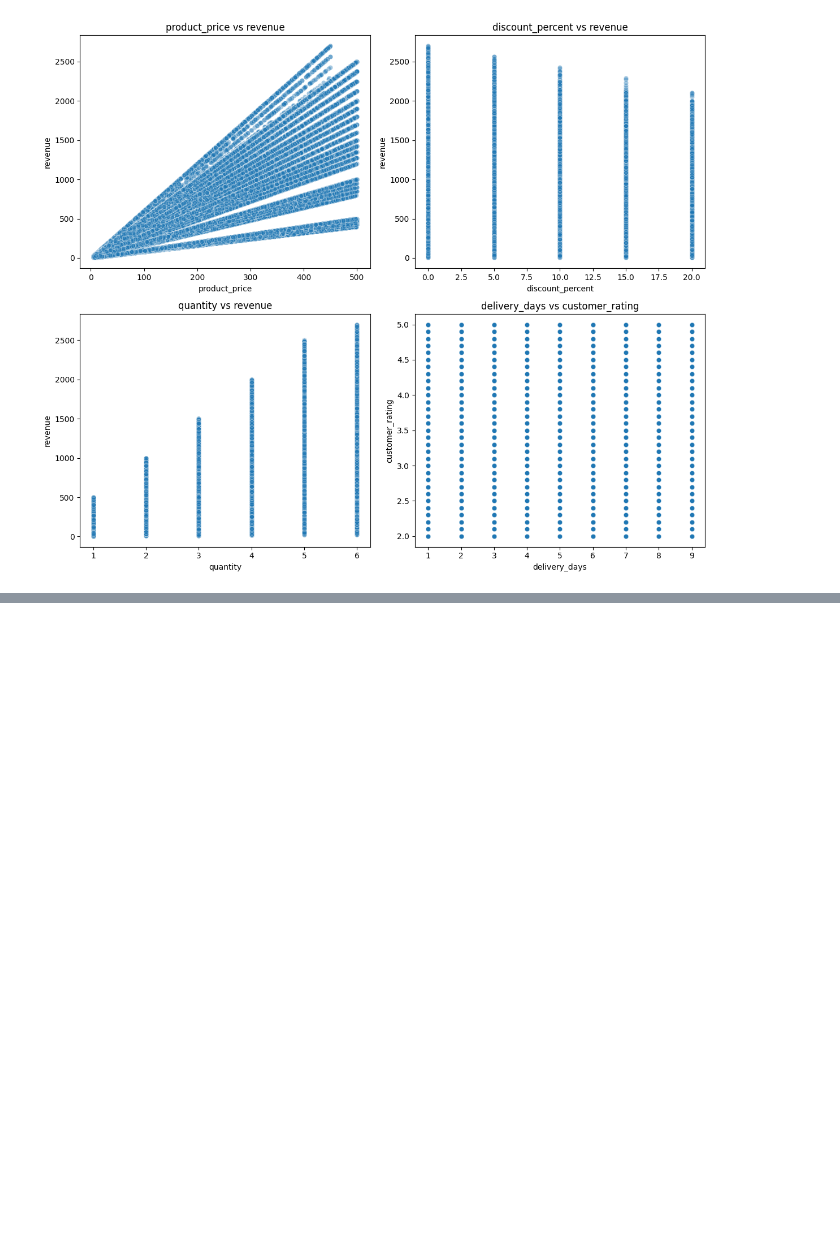
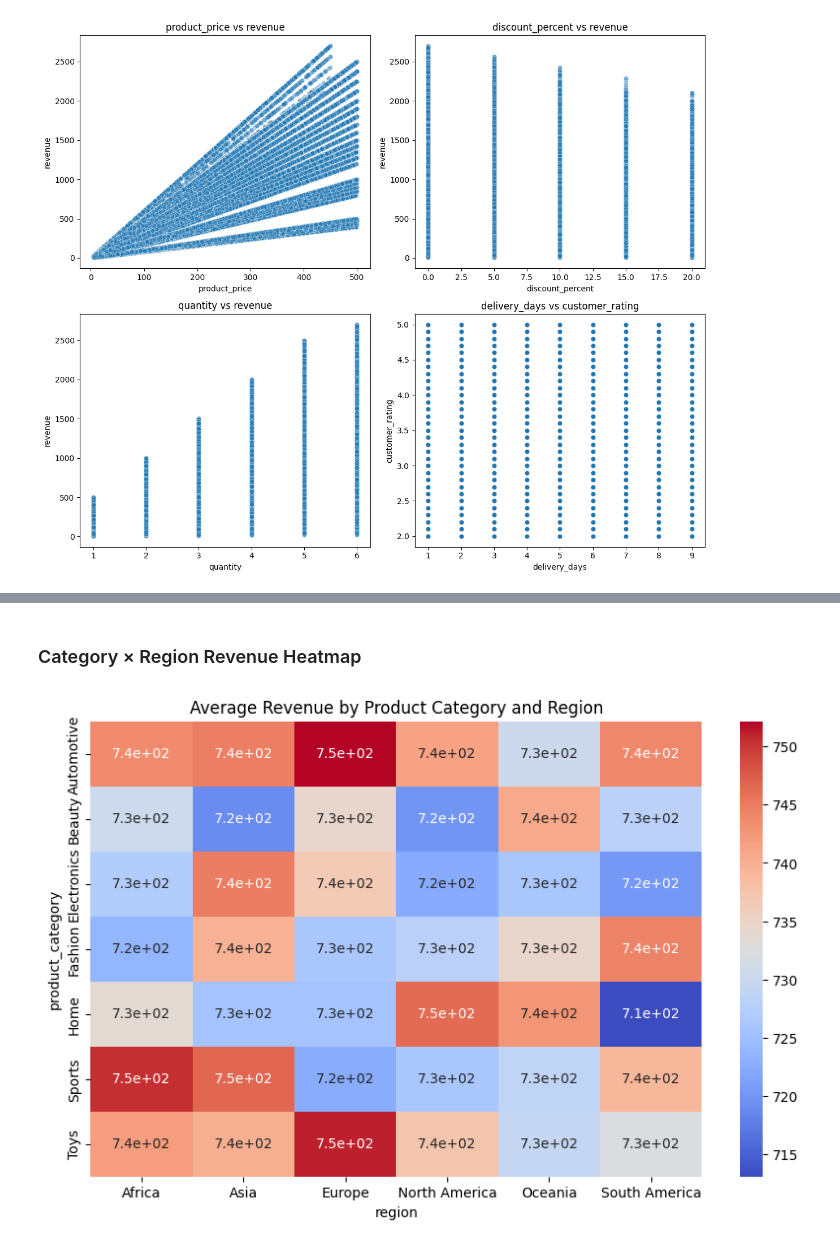
Before and after one commit to priyaa-pt/E-Commerce-Revenue-Optimization-Engine, a Jupyter notebook: notebooks/data_exploration.ipynb, the cells around one changed output, grey strips where cells are left out. Cells and saved outputs as stored; diff of their text form; code cells hidden in the pictures; blank space fills up the shorter version.

```diff
--- a/notebooks/data_exploration.ipynb
+++ b/notebooks/data_exploration.ipynb
@@ -284,0 +340,16 @@ plt.show()
+# %% [markdown]
+### Category × Region Revenue Heatmap
+# %%
+pivot = df.pivot_table(
+    values='revenue',
+    index='product_category',
+    columns='region',
+    aggfunc='mean'
+)
+
+plt.figure(figsize=(10,6))
+sns.heatmap(pivot, annot=True, cmap='coolwarm')
+plt.title("Average Revenue by Product Category and Region")
+plt.show()
+# %% [output]
+[figure, added]
```
Also changed, not shown: parts of 8 cells of this notebook.
